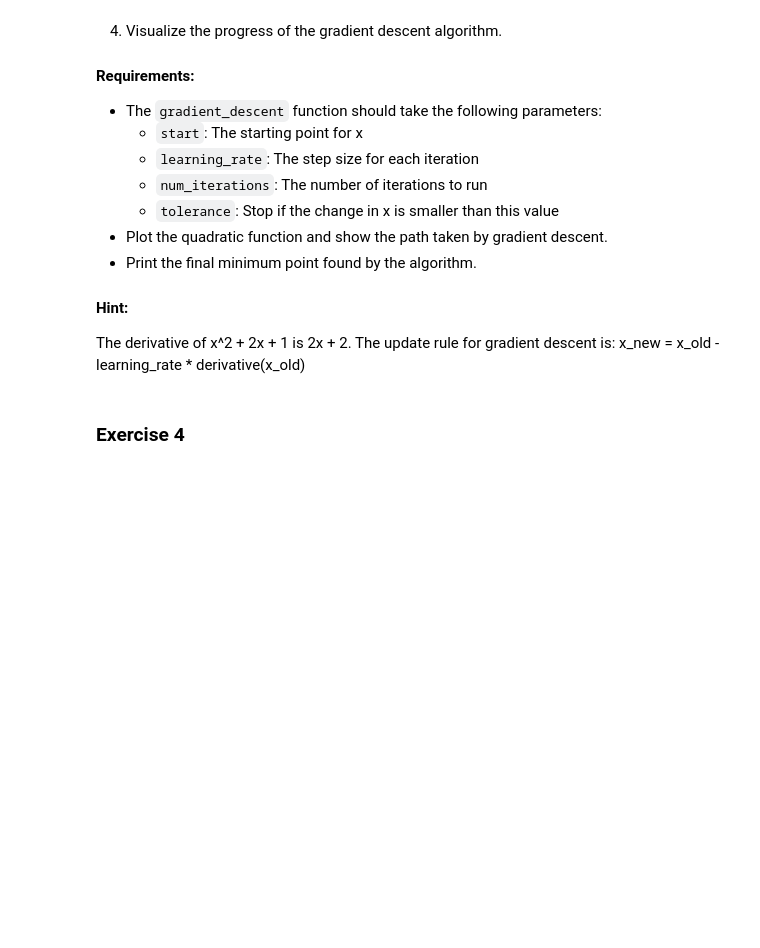
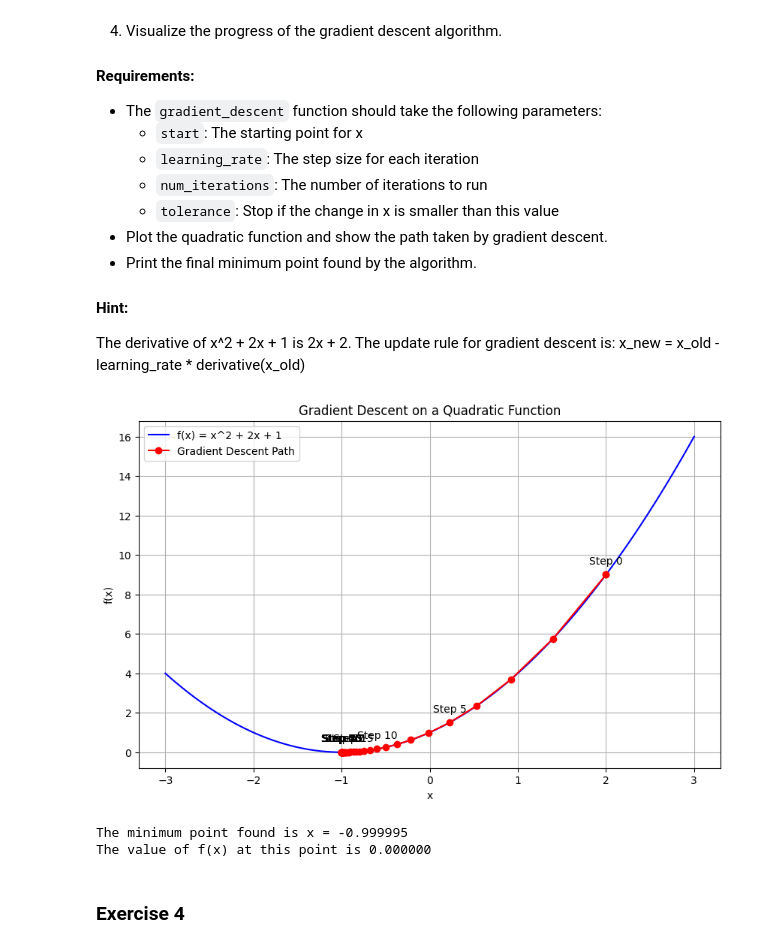
Before and after one commit to SU-IST407-SP25/student-lecture-materials-Qxuto-1, a Jupyter notebook: 6-week6/lab-exercises_new.ipynb, the cells around one changed output. Cells and saved outputs as stored; diff of their text form; code cells hidden in the pictures; blank space fills up the shorter version.

```diff
--- a/6-week6/lab-exercises_new.ipynb
+++ b/6-week6/lab-exercises_new.ipynb
@@ -189,17 +196,24 @@ import numpy as np
 import matplotlib.pyplot as plt
 
 def quadratic(x):
-    return x^2 + 2*x + 1
-    # pass
+    return x**2 + 2*x + 1
     # implement me
 
 def quadratic_derivative(x):
     return 2*x + 2
-    # pass
     # Implement me
 
 def gradient_descent(start, learning_rate, num_iterations, tolerance):
-    pass
+    x=start
+    x_history = [x]
+    for i in range(num_iterations):
+        grad = quadratic_derivative(x)
+        new_x = x - learning_rate * grad
+        if abs(new_x - x) < tolerance:
+            break
+        x_history.append(x)
+        x = new_x
+    return x, x_history
     # Should return x, x_history
 
 # Set parameters
@@ -207,33 +221,37 @@ start = 2.0
 learning_rate = 0.1
 num_iterations = 100
 tolerance = 1e-6
 
 # Run gradient descent
 minimum, x_history = gradient_descent(start, learning_rate, num_iterations, tolerance)
 
 # Prepare data for plotting
 x = np.linspace(-3, 3, 100)
 y = quadratic(x)
 
 # Plotting
 plt.figure(figsize=(10, 6))
 plt.plot(x, y, 'b-', label='f(x) = x^2 + 2x + 1')
 plt.plot(x_history, [quadratic(x) for x in x_history], 'ro-', label='Gradient Descent Path')
 plt.xlabel('x')
 plt.ylabel('f(x)')
 plt.title('Gradient Descent on a Quadratic Function')
 plt.legend()
 plt.grid(True)
 
 # Add annotations
 for i, (x, y) in enumerate(zip(x_history, [quadratic(x) for x in x_history])):
     if i % 5 == 0:  # Annotate every 5th point to avoid clutter
         plt.annotate(f'Step {i}', (x, y), textcoords="offset points", xytext=(0,10), ha='center')
 
 plt.show()
 
 print(f"The minimum point found is x = {minimum:.6f}")
 print(f"The value of f(x) at this point is {quadratic(minimum):.6f}")
+# %% [output]
+[figure, added]
+The minimum point found is x = -0.999995
+The value of f(x) at this point is 0.000000
 # %% [markdown]
 ### **Exercise 4**
 # %% [markdown]
```
Also changed, not shown: parts of 1 cell of this notebook.
